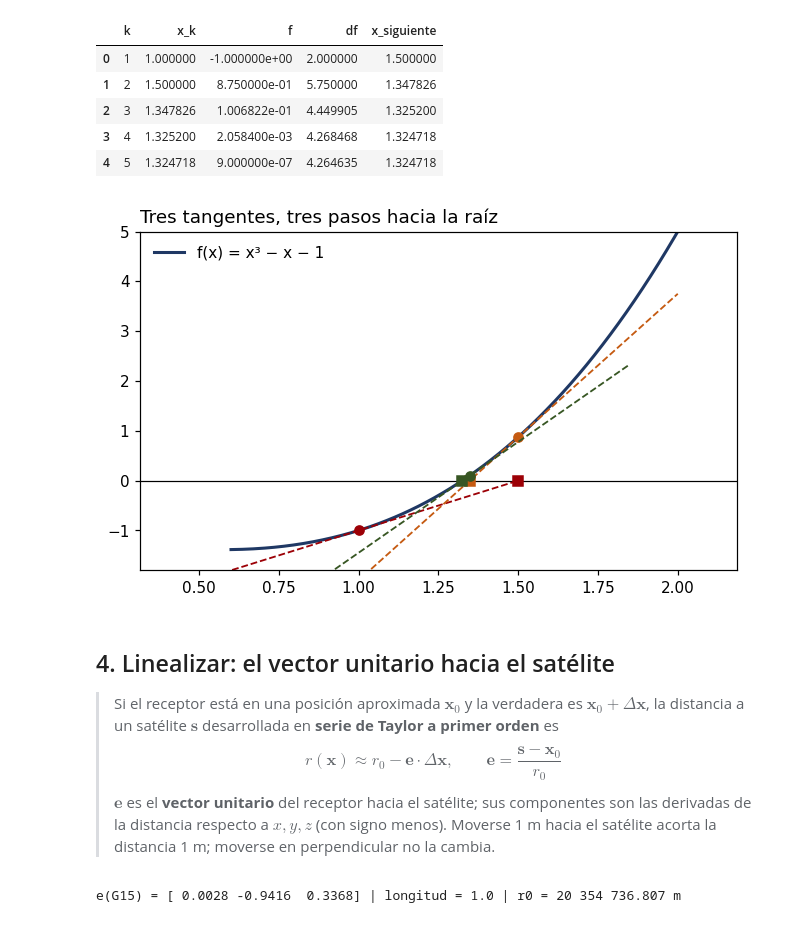
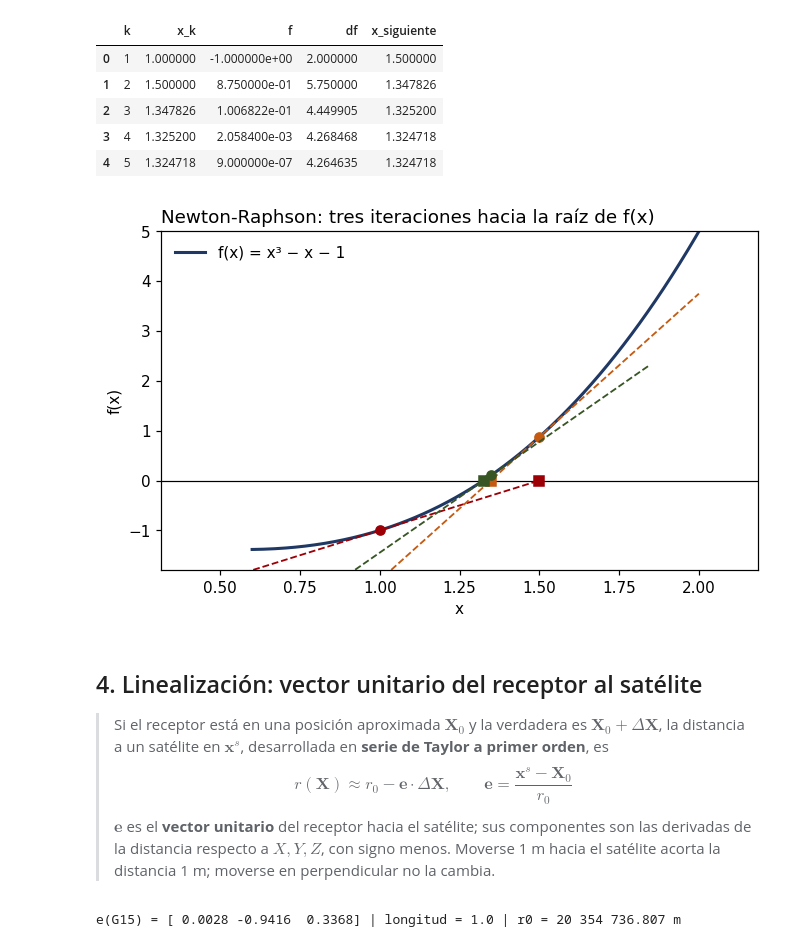
Before and after one commit to jdavidortega/Geographic_Data_Science_with_Python, a Jupyter notebook: Geospatial/gnss_estimacion_posicion.ipynb, the cells around one changed output. Drawn from its saved outputs; the diff is of its cells as text; code cells hidden in the pictures.

```diff
--- a/Geospatial/gnss_estimacion_posicion.ipynb
+++ b/Geospatial/gnss_estimacion_posicion.ipynb
@@ -123,26 +151,28 @@ pd.DataFrame(filas).round(7)
 # %%
 xs = np.linspace(0.6, 2.1, 300)
 fig, ax = plt.subplots(figsize=(7, 4))
 ax.plot(xs, f(xs), color=AZUL, lw=2, label="f(x) = x³ − x − 1")
 ax.axhline(0, color="k", lw=0.8)
 
 xk = 1.0
 for color in [ROJO, NARANJA, VERDE]:
     xt = np.linspace(xk - 0.6, xk + 0.5, 50)
     ax.plot(xt, f(xk) + df(xk) * (xt - xk), "--", color=color, lw=1.2)   # la recta tangente en xk
     ax.plot(xk, f(xk), "o", color=color)                                  # el punto sobre la curva
     xk = xk - f(xk) / df(xk)                                              # el cruce de la tangente con el eje
     ax.plot(xk, 0, "s", color=color)
 ax.set_ylim(-1.8, 5)
+ax.set_xlabel("x")
+ax.set_ylabel("f(x)")
 ax.legend(frameon=False)
-ax.set_title("Tres tangentes, tres pasos hacia la raíz", loc="left");
+ax.set_title("Newton-Raphson: tres iteraciones hacia la raíz de f(x)", loc="left");
 # %% [output]
-[figure, old version]
+[figure, new version]
 # %% [markdown]
-## 4. Linealizar: el vector unitario hacia el satélite
+## 4. Linealización: vector unitario del receptor al satélite
 
-> Si el receptor está en una posición aproximada $\mathbf{x}_0$ y la verdadera es $\mathbf{x}_0 + \Delta\mathbf{x}$, la distancia a un satélite $\mathbf{s}$ desarrollada en **serie de Taylor a primer orden** es
-> $$r(\mathbf{x}) \approx r_0 - \mathbf{e}\cdot\Delta\mathbf{x}, \qquad \mathbf{e} = \frac{\mathbf{s} - \mathbf{x}_0}{r_0}$$
-> $\mathbf{e}$ es el **vector unitario** del receptor hacia el satélite; sus componentes son las derivadas de la distancia respecto a $x, y, z$ (con signo menos). Moverse 1 m hacia el satélite acorta la distancia 1 m; moverse en perpendicular no la cambia.
+> Si el receptor está en una posición aproximada $\mathbf{X}_0$ y la verdadera es $\mathbf{X}_0 + \Delta\mathbf{X}$, la distancia a un satélite en $\mathbf{x}^s$, desarrollada en **serie de Taylor a primer orden**, es
+> $$r(\mathbf{X}) \approx r_0 - \mathbf{e}\cdot\Delta\mathbf{X}, \qquad \mathbf{e} = \frac{\mathbf{x}^s - \mathbf{X}_0}{r_0}$$
+> $\mathbf{e}$ es el **vector unitario** del receptor hacia el satélite; sus componentes son las derivadas de la distancia respecto a $X, Y, Z$, con signo menos. Moverse 1 m hacia el satélite acorta la distancia 1 m; moverse en perpendicular no la cambia.
 # %%
 def vectores_unitarios(x, S):
```
Also changed, not shown: parts of 43 cells of this notebook, 3 other files.
